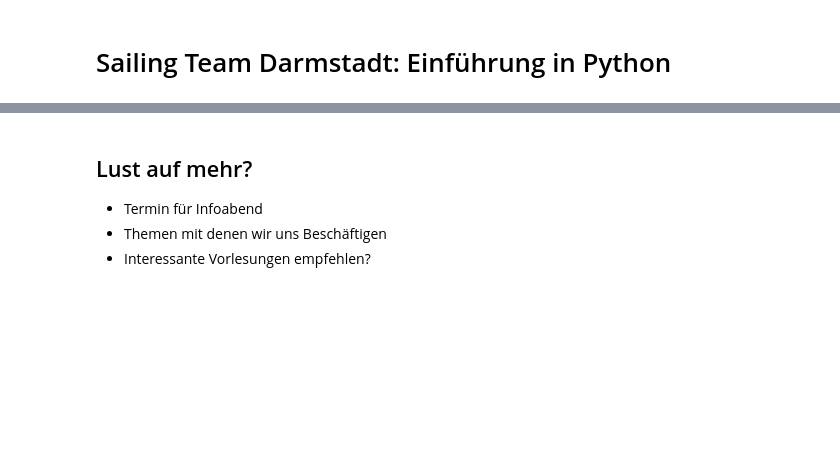
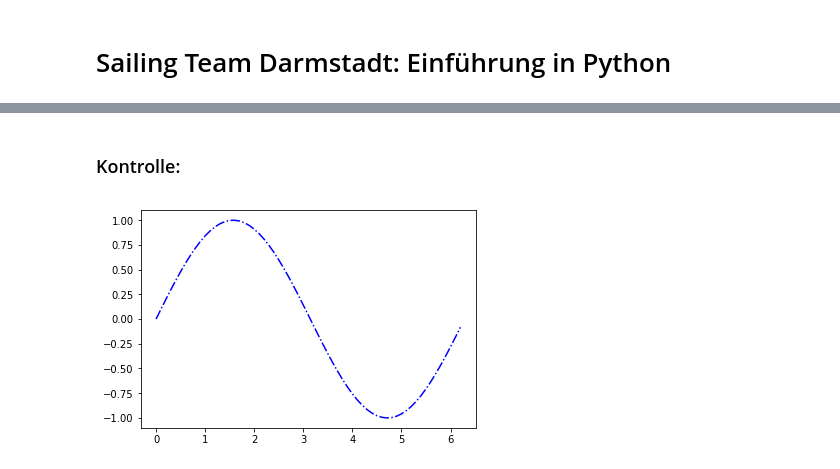
Before and after one commit to simonkohaut/jupyter-notebooks, a Jupyter notebook: STDA Workshop.ipynb, the cells around one changed output, grey strips where cells are left out. Cells and saved outputs as stored; diff of their text form; code cells hidden in the pictures; blank space fills up the shorter version.

```diff
--- a/STDA Workshop.ipynb
+++ b/STDA Workshop.ipynb
@@ -132,6 +14,18 @@ plt.show()
-# %% [markdown]
-## Lust auf mehr?
-
-- Termin für Infoabend
-- Themen mit denen wir uns Beschäftigen
-- Interessante Vorlesungen empfehlen?
+# %% [markdown]
+### Kontrolle:
+# %%
+# Der Abstand zwischen x-Werten
+dx = 0.1
+
+# Alle werte in [0, 2pi) mit dem Abstand step_size:
+# xs = [0, 0.1, 0.2, ... 2pi - 0.1]
+xs = np.arange(0, 2 * np.pi, dx)
+
+# Werte sin für alle Werte in xs aus:
+ys = np.vectorize(sin)(xs)
+
+# Zeichne den Funktionsgraphen von sin als blau gestrichelte Linie:
+plt.plot(xs, ys, '-.b')
+plt.show()
+# %% [output]
+[figure, added]
```
Also changed, not shown: parts of 24 cells of this notebook, 2 other files.
